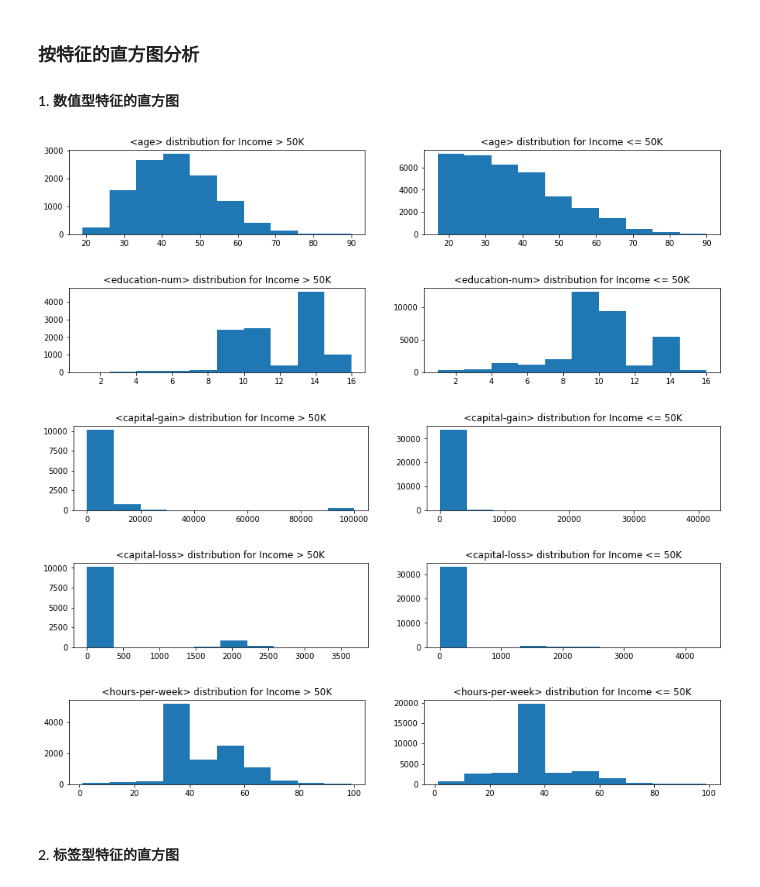
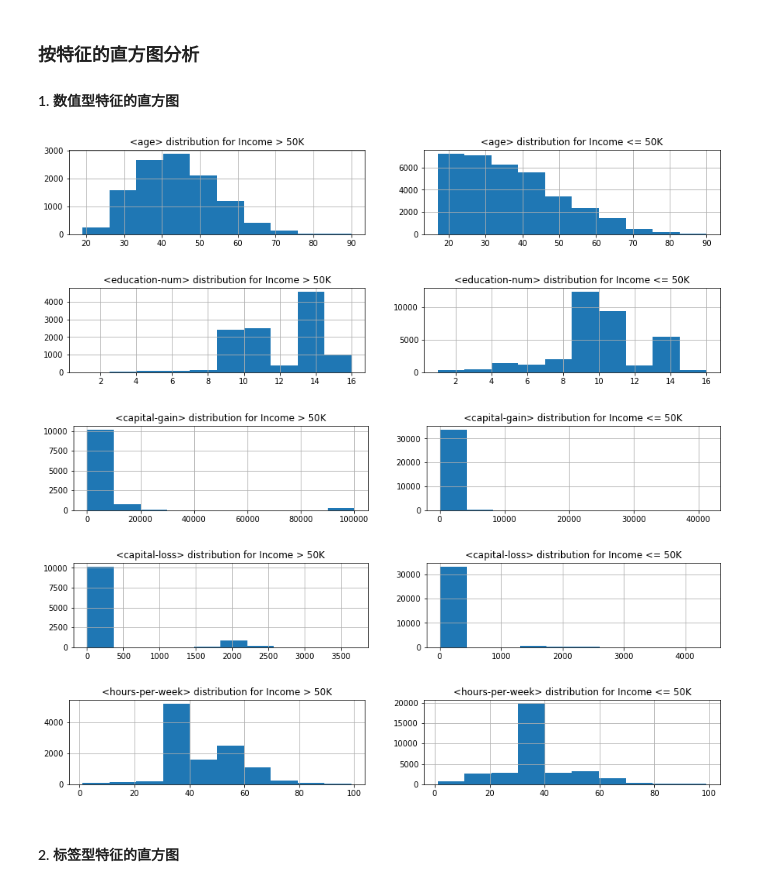
Before and after one commit to mtyylx/MLND, a Jupyter notebook: P2_Finding_Donors/finding_donors.ipynb, the cells around one changed output. Drawn from its saved outputs; the diff is of its cells as text; code cells hidden in the pictures.

```diff
--- a/P2_Finding_Donors/finding_donors.ipynb
+++ b/P2_Finding_Donors/finding_donors.ipynb
@@ -681,23 +746,25 @@ _在这十三个记录中，你认为哪五个特征对于预测是最重要的
 # %%
 import matplotlib.pyplot as plt
 num_features = ['age', 'education-num', 'capital-gain', 'capital-loss', 'hours-per-week']
 for f in num_features:
     dist = data[f][data['income'] == '>50K']
     dist2 = data[f][data['income'] == '<=50K']
     fig = plt.figure(figsize=(15,2))
     plt.subplot(121)
     plt.title(('<' + f + '> distribution for Income > 50K'))
     plt.hist(dist)
+    plt.grid(True)
     plt.subplot(122)
     plt.title(('<' + f + '> distribution for Income <= 50K'))
     plt.hist(dist2)
+    plt.grid(True)
     plt.show()
 # %% [output]
-[figure, old version]
+[figure, new version]
-[figure, old version]
+[figure, new version]
-[figure, old version]
+[figure, new version]
-[figure, old version]
+[figure, new version]
-[figure, old version]
+[figure, new version]
 # %% [markdown]
 #### 2. 标签型特征的直方图
 # %%
```
Also changed, not shown: parts of 22 cells of this notebook, 2 other files.
